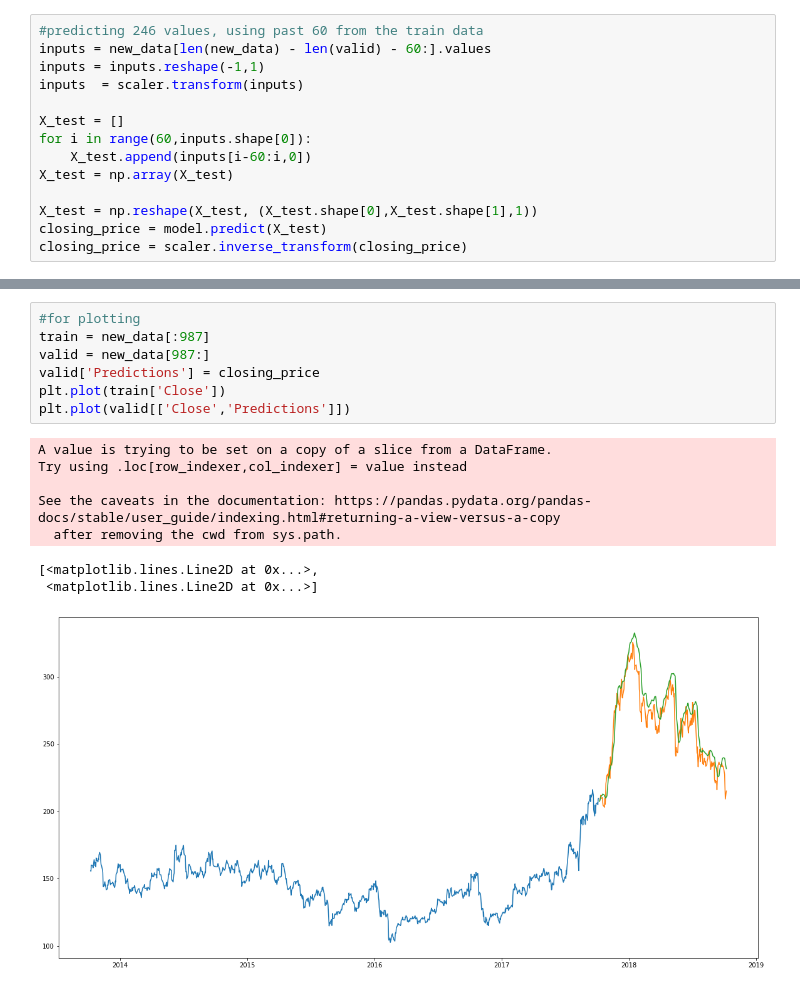
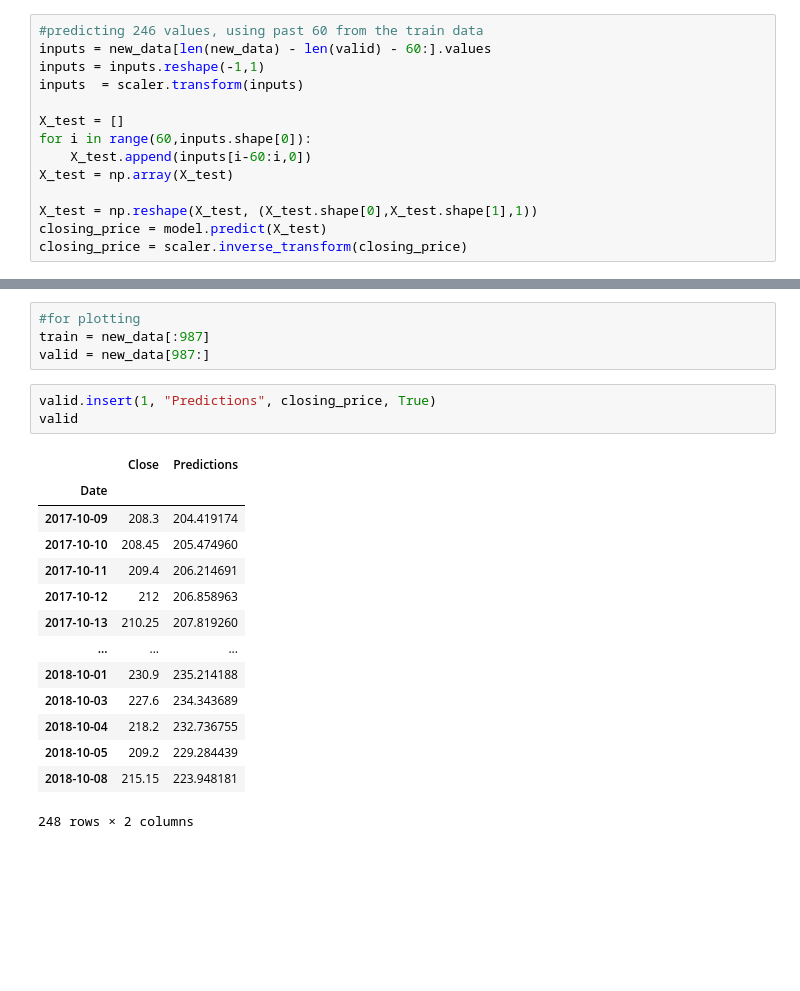
Before and after one commit to baljinderxd/ML_Assignments, a Jupyter notebook: Lab_Program_6.ipynb, the cells around one changed output, grey strips where cells are left out. Drawn from its saved outputs; the diff is of its cells as text; blank space fills up the shorter version.

```diff
--- a/Lab_Program_6.ipynb
+++ b/Lab_Program_6.ipynb
@@ -107,15 +117,21 @@ rms
 #for plotting
 train = new_data[:987]
 valid = new_data[987:]
-valid['Predictions'] = closing_price
-plt.plot(train['Close'])
-plt.plot(valid[['Close','Predictions']])
-# %% [output]
-A value is trying to be set on a copy of a slice from a DataFrame.
-Try using .loc[row_indexer,col_indexer] = value instead
-
-See the caveats in the documentation: https://pandas.pydata.org/pandas-docs/stable/user_guide/indexing.html#returning-a-view-versus-a-copy
-  after removing the cwd from sys.path.
-[<matplotlib.lines.Line2D at 0x...>,
- <matplotlib.lines.Line2D at 0x...>]
-[figure, removed]
+# %%
+valid.insert(1, "Predictions", closing_price, True)
+valid
+# %% [output]
+|  | Close | Predictions |
+| Date |  |  |
+| 2017-10-09 | 208.3 | 204.419174 |
+| 2017-10-10 | 208.45 | 205.474960 |
+| 2017-10-11 | 209.4 | 206.214691 |
+| 2017-10-12 | 212 | 206.858963 |
+| 2017-10-13 | 210.25 | 207.819260 |
+| ... | ... | ... |
+| 2018-10-01 | 230.9 | 235.214188 |
+| 2018-10-03 | 227.6 | 234.343689 |
+| 2018-10-04 | 218.2 | 232.736755 |
+| 2018-10-05 | 209.2 | 229.284439 |
+| 2018-10-08 | 215.15 | 223.948181 |
+248 rows × 2 columns
```
Also changed, not shown: parts of 5 cells of this notebook.
